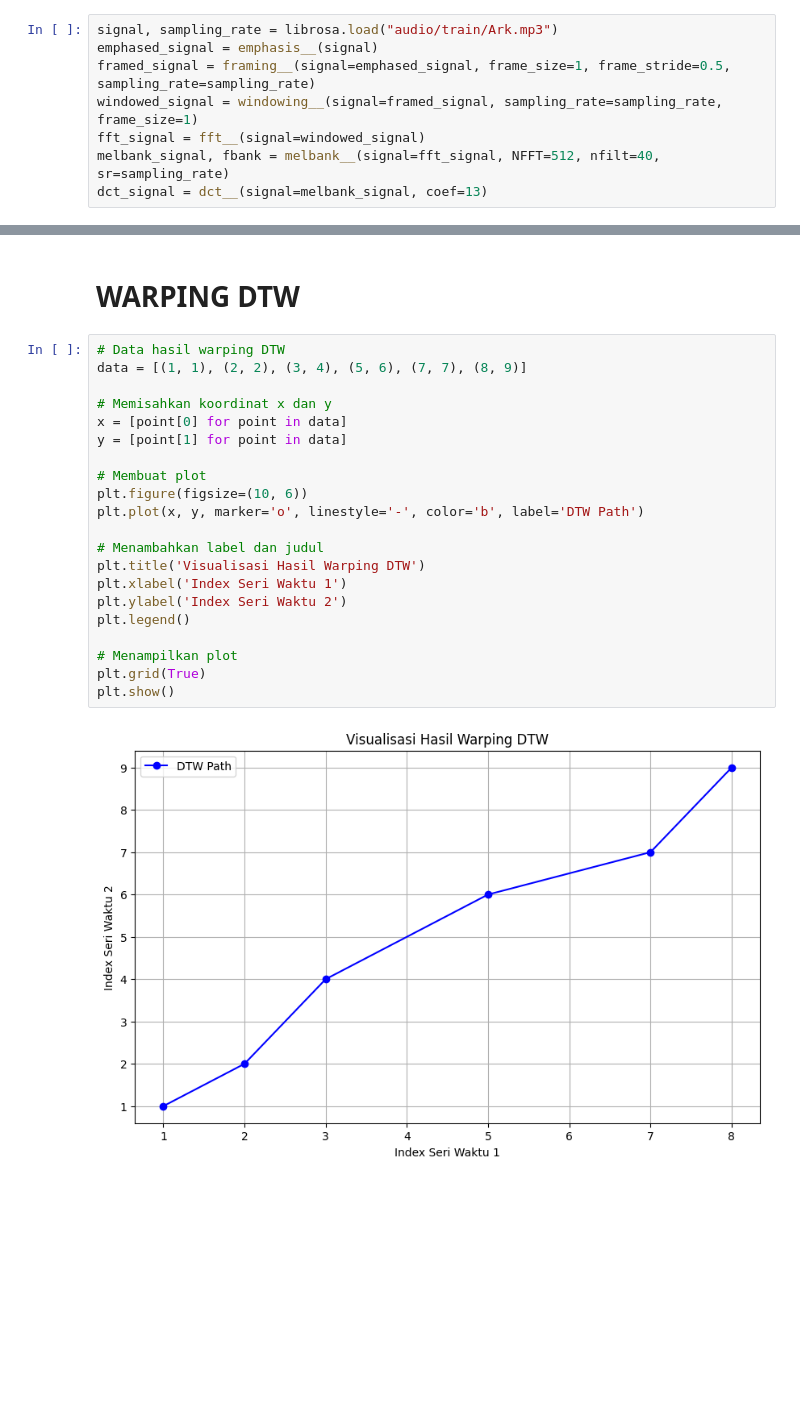
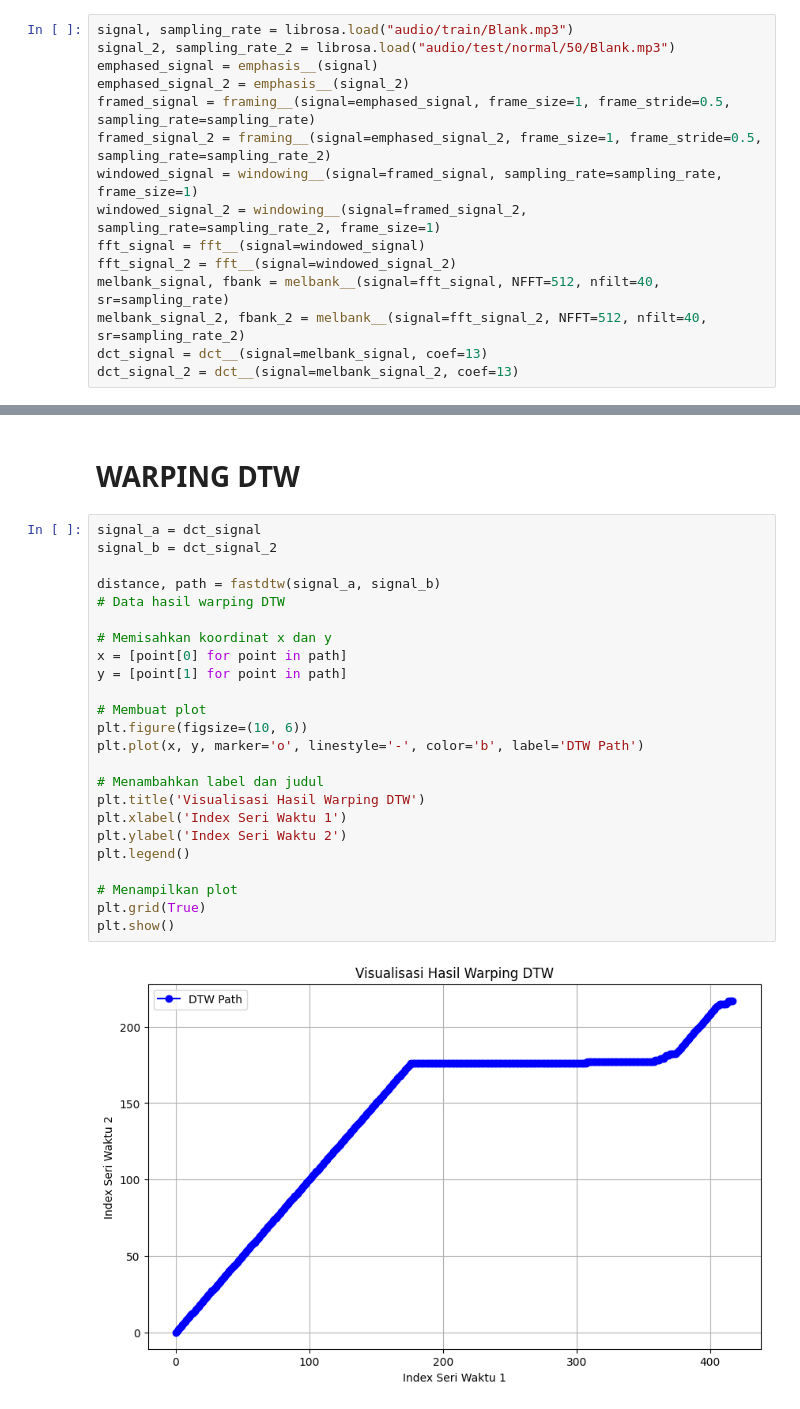
Before and after one commit to gdapriana/song-detection, a Jupyter notebook: visualize.ipynb, the cells around one changed output, grey strips where cells are left out. Cells and saved outputs as stored; diff of their text form; blank space fills up the shorter version.

```diff
--- a/visualize.ipynb
+++ b/visualize.ipynb
@@ -79,13 +78,20 @@ def plot_mfcc_spectrogram(mfcc, sample_rate, hop_length):
   plt.ylabel('MFCC Coefficients')
   plt.show()
 # %%
-signal, sampling_rate = librosa.load("audio/train/Ark.mp3")
+signal, sampling_rate = librosa.load("audio/train/Blank.mp3")
+signal_2, sampling_rate_2 = librosa.load("audio/test/normal/50/Blank.mp3")
 emphased_signal = emphasis__(signal)
+emphased_signal_2 = emphasis__(signal_2)
 framed_signal = framing__(signal=emphased_signal, frame_size=1, frame_stride=0.5, sampling_rate=sampling_rate)
+framed_signal_2 = framing__(signal=emphased_signal_2, frame_size=1, frame_stride=0.5, sampling_rate=sampling_rate_2)
 windowed_signal = windowing__(signal=framed_signal, sampling_rate=sampling_rate, frame_size=1)
+windowed_signal_2 = windowing__(signal=framed_signal_2, sampling_rate=sampling_rate_2, frame_size=1)
 fft_signal = fft__(signal=windowed_signal)
+fft_signal_2 = fft__(signal=windowed_signal_2)
 melbank_signal, fbank = melbank__(signal=fft_signal, NFFT=512, nfilt=40, sr=sampling_rate)
+melbank_signal_2, fbank_2 = melbank__(signal=fft_signal_2, NFFT=512, nfilt=40, sr=sampling_rate_2)
 dct_signal = dct__(signal=melbank_signal, coef=13)
+dct_signal_2 = dct__(signal=melbank_signal_2, coef=13)
 # %% [markdown]
 # ORIGINAL SIGNAL
 # %%
@@ -129,25 +138,28 @@ plot_mfcc_spectrogram(mfcc=dct_signal, sample_rate=sampling_rate, hop_length=0.5
 # %% [markdown]
 # WARPING DTW
 # %%
+signal_a = dct_signal
+signal_b = dct_signal_2
+
+distance, path = fastdtw(signal_a, signal_b)
 # Data hasil warping DTW
-data = [(1, 1), (2, 2), (3, 4), (5, 6), (7, 7), (8, 9)]
 
 # Memisahkan koordinat x dan y
-x = [point[0] for point in data]
-y = [point[1] for point in data]
+x = [point[0] for point in path]
+y = [point[1] for point in path]
 
 # Membuat plot
 plt.figure(figsize=(10, 6))
 plt.plot(x, y, marker='o', linestyle='-', color='b', label='DTW Path')
 
 # Menambahkan label dan judul
 plt.title('Visualisasi Hasil Warping DTW')
 plt.xlabel('Index Seri Waktu 1')
 plt.ylabel('Index Seri Waktu 2')
 plt.legend()
 
 # Menampilkan plot
 plt.grid(True)
 plt.show()
 # %% [output]
-[figure, old version]
+[figure, new version]
```
Also changed, not shown: parts of 10 cells of this notebook.
